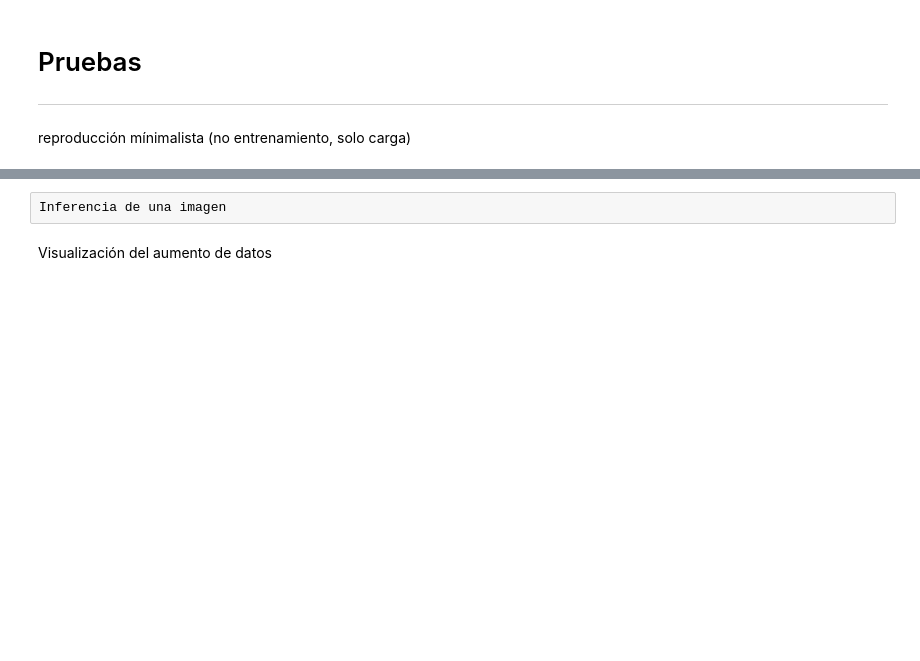
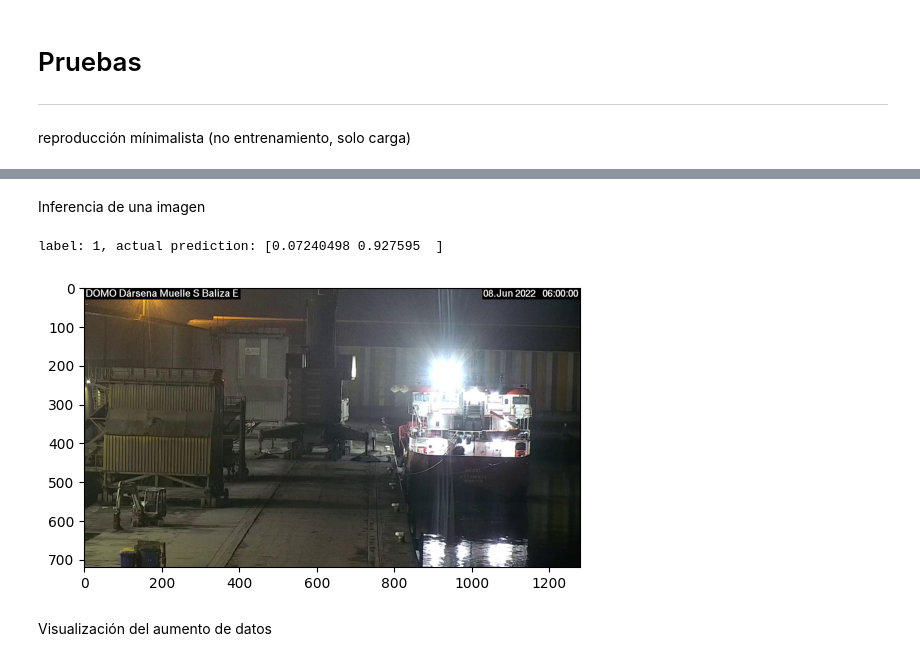
Before and after one commit to PepeRoConde/3year2sem, a Jupyter notebook: vision/p1/pruebas.ipynb, the cells around one changed output, grey strips where cells are left out. Drawn from its saved outputs; the diff is of its cells as text; code cells hidden in the pictures; blank space fills up the shorter version.

```diff
--- a/vision/p1/pruebas.ipynb
+++ b/vision/p1/pruebas.ipynb
@@ -32,19 +39,22 @@ classifier.plotgrid(testset,
-# %% [raw]
-Inferencia de una imagen
+# %% [markdown]
+Inferencia de una imagen
 # %%
 import torch
 import numpy as np
 import matplotlib.pyplot as plt
 from scipy.special import softmax
 
 im = plt.imread('imagen.jpg')
 plt.imshow(im)
 
-classifier.model.to('mps')
+#classifier.model.to(device)
 
 im = torch.permute(torch.tensor(np.expand_dims(im,0),dtype=torch.float32),(0,3,1,2)).to('mps')
 
-print(np.argmax(classifier.model(im)[0].cpu().detach().numpy()))
+print(f'label: {np.argmax(classifier.model(im)[0].cpu().detach().numpy())}, actual prediction: {classifier.model(im)[0].cpu().detach().numpy()}')
+# %% [output]
+label: 1, actual prediction: [0.07240498 0.927595  ]
+[figure, added]
 # %% [markdown]
 Visualización del aumento de datos
 # %%
```
Also changed, not shown: parts of 2 cells of this notebook, 4 other files.
